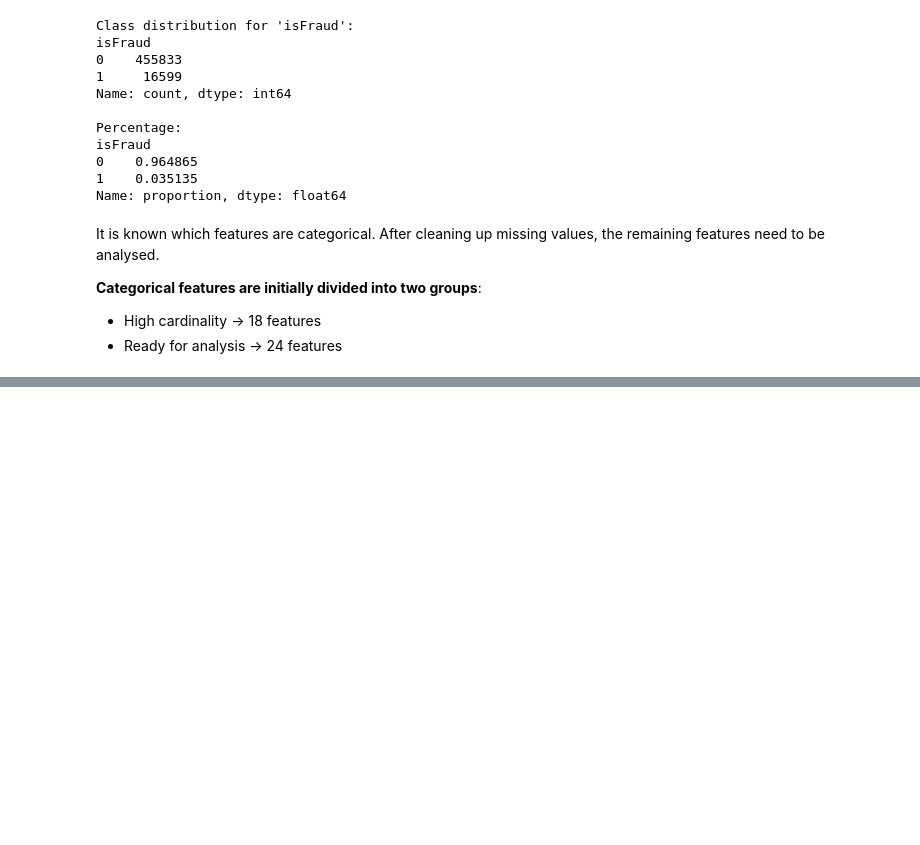
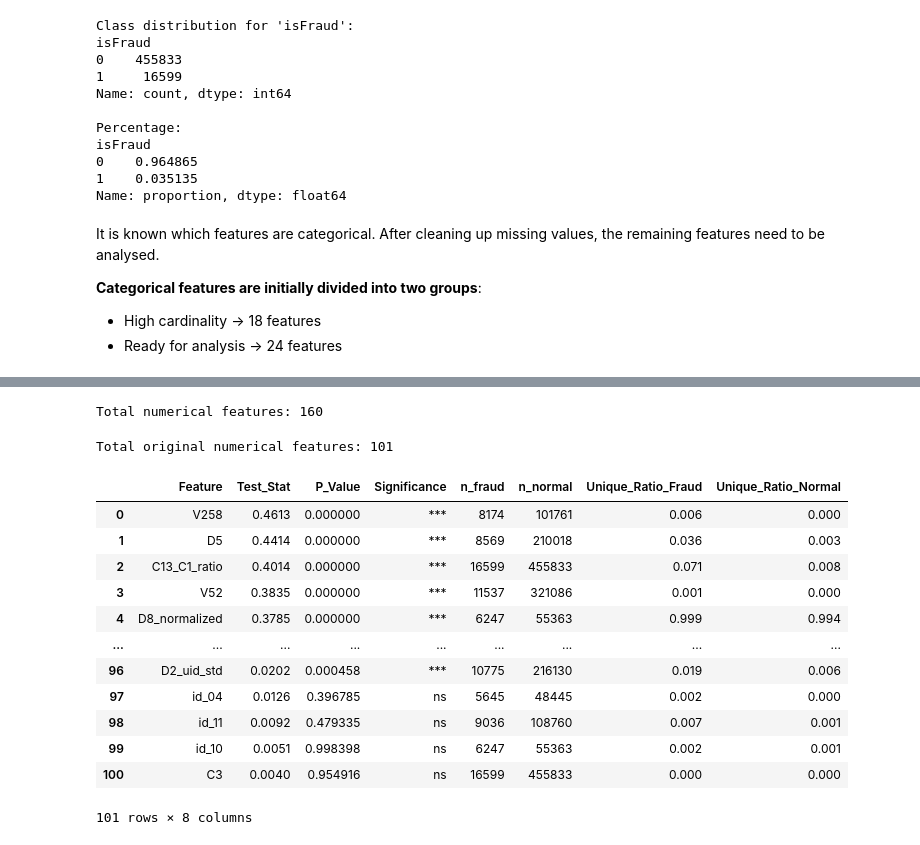
Before and after one commit to abdulkadirt/Fraud_Detection, a Jupyter notebook: notebooks/EDA.ipynb, the cells around one changed output, grey strips where cells are left out. Drawn from its saved outputs; the diff is of its cells as text; code cells hidden in the pictures; blank space fills up the shorter version.

```diff
--- a/notebooks/EDA.ipynb
+++ b/notebooks/EDA.ipynb
@@ -123,0 +263,12 @@ cardinality_features = high_cardinality
+# %%
+# Original columns that were transformed
+drop_cols = [
+    'P_emaildomain',      # replaced by P_emaildomain_bin
+    'R_emaildomain',      # replaced by R_emaildomain_bin
+    'id_30',              # replaced by OS_type
+    'DeviceInfo',         # replaced by Device_name
+    'id_33',              # replaced by screen_width, screen_height, etc.
+]
+
+train_df = train_df.drop(columns=drop_cols, errors='ignore')
+test_df = test_df.drop(columns=drop_cols, errors='ignore')
@@ -123,0 +354,9 @@ cardinality_features = high_cardinality
+# %%
+v_cols = [col for col in train_df[numerical_features].columns if col.startswith('V')]
+c_cols = [col for col in train_df[numerical_features].columns if col.startswith('C')]
+d_cols = [col for col in train_df[numerical_features].columns if col.startswith('D')]
+id_cols = [col for col in train_df[numerical_features].columns if col.startswith('id_')]
+
+grouped_cols = set(v_cols + c_cols + d_cols + id_cols) # bunlardan olmayanları bulmak için
+
+indep_cols = [col for col in train_df[numerical_features].columns if col not in grouped_cols]
@@ -123,0 +450,42 @@ cardinality_features = high_cardinality
+# %%
+# Exclude non-numeric and ID columns
+exclude_cols = ['TransactionID', 'TransactionDT', 'isFraud', 'uid']
+
+
+numerical_features = train_df.select_dtypes(include=[np.number]).columns.tolist()
+numerical_features = [col for col in numerical_features if col not in exclude_cols]
+
+print(f"Total numerical features: {len(numerical_features)}")
+# %% [output]
+Total numerical features: 160
+# %%
+# Orijinal sayısal sütunları isimlere göre seç
+original_numerical_features = [col for col in train_df.columns if col.startswith(('V', 'C', 'D', 'id_')) and col not in exclude_cols]
+print(f"Total original numerical features: {len(original_numerical_features)}")
+# %% [output]
+Total original numerical features: 101
+# %%
+ks_results = test_feature_discrimination(
+    train_df,
+    columns=original_numerical_features,
+    target='isFraud',
+    test='ks',
+    min_samples=30
+)
+
+# Display top results
+display(ks_results.head(101))
+# %% [output]
+|  | Feature | Test_Stat | P_Value | Significance | n_fraud | n_normal | Unique_Ratio_Fraud | Unique_Ratio_Normal |
+| 0 | V258 | 0.4613 | 0.000000 | *** | 8174 | 101761 | 0.006 | 0.000 |
+| 1 | D5 | 0.4414 | 0.000000 | *** | 8569 | 210018 | 0.036 | 0.003 |
+| 2 | C13_C1_ratio | 0.4014 | 0.000000 | *** | 16599 | 455833 | 0.071 | 0.008 |
+| 3 | V52 | 0.3835 | 0.000000 | *** | 11537 | 321086 | 0.001 | 0.000 |
+| 4 | D8_normalized | 0.3785 | 0.000000 | *** | 6247 | 55363 | 0.999 | 0.994 |
+| ... | ... | ... | ... | ... | ... | ... | ... | ... |
+| 96 | D2_uid_std | 0.0202 | 0.000458 | *** | 10775 | 216130 | 0.019 | 0.006 |
+| 97 | id_04 | 0.0126 | 0.396785 | ns | 5645 | 48445 | 0.002 | 0.000 |
+| 98 | id_11 | 0.0092 | 0.479335 | ns | 9036 | 108760 | 0.007 | 0.001 |
+| 99 | id_10 | 0.0051 | 0.998398 | ns | 6247 | 55363 | 0.002 | 0.001 |
+| 100 | C3 | 0.0040 | 0.954916 | ns | 16599 | 455833 | 0.000 | 0.000 |
+101 rows × 8 columns
```
Also changed, not shown: parts of 20 cells of this notebook, 1 other file.
